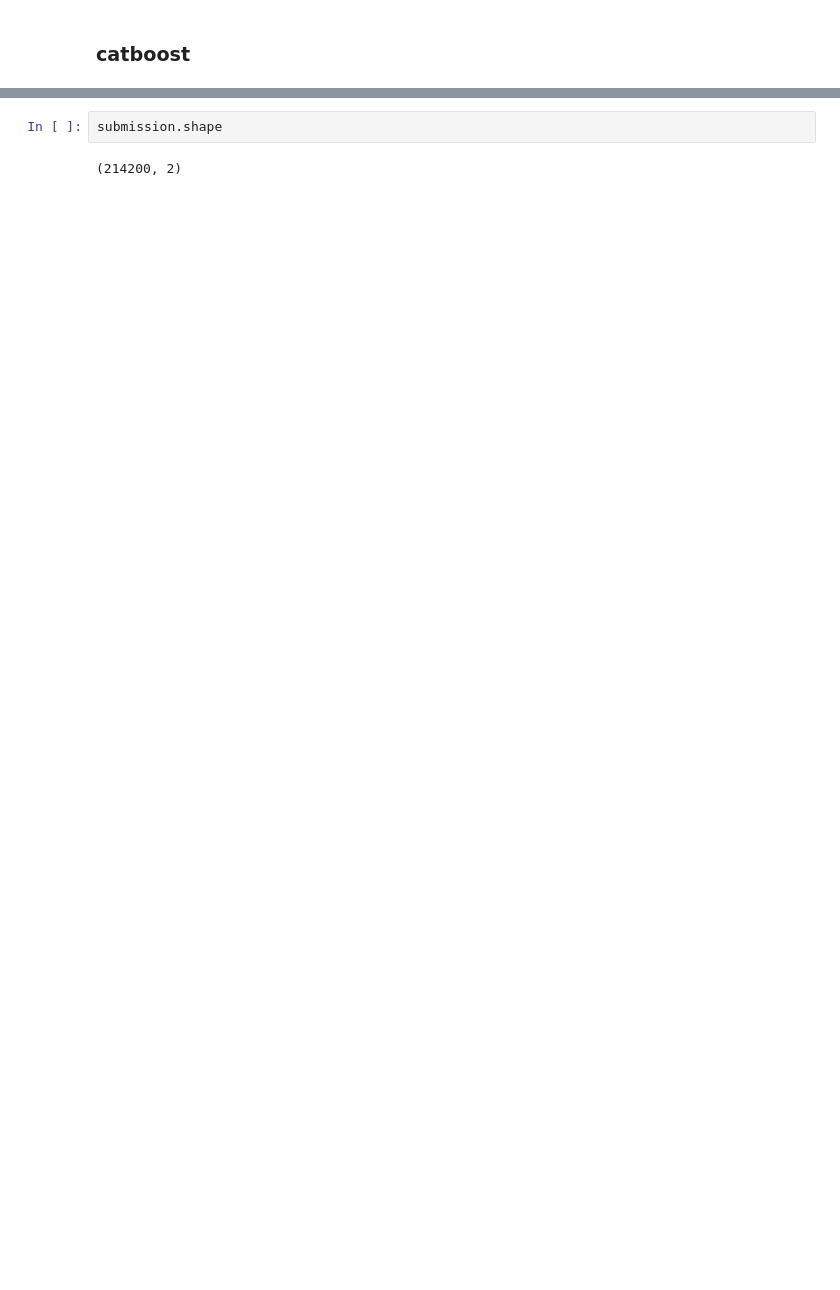
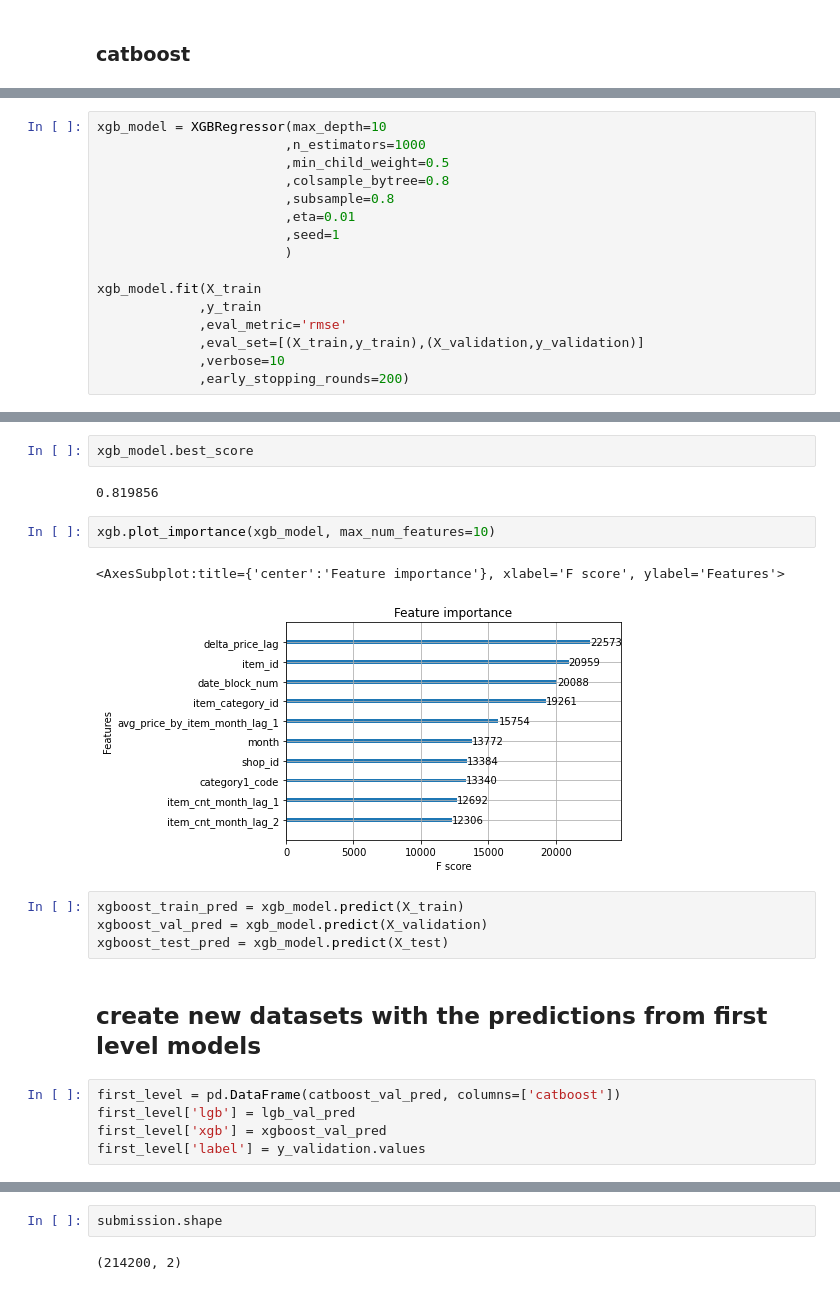
Before and after one commit to anqi-guo/kaggle_predict_future_sales, a Jupyter notebook: Modeling.ipynb, the cells around one changed output, grey strips where cells are left out. Drawn from its saved outputs; the diff is of its cells as text; blank space fills up the shorter version.

```diff
--- a/Modeling.ipynb
+++ b/Modeling.ipynb
@@ -83,0 +166,16 @@ model.get_feature_importance(prettified=True)
+# %%
+xgb_model = XGBRegressor(max_depth=10
+                        ,n_estimators=1000
+                        ,min_child_weight=0.5
+                        ,colsample_bytree=0.8
+                        ,subsample=0.8
+                        ,eta=0.01
+                        ,seed=1
+                        )
+
+xgb_model.fit(X_train
+             ,y_train
+             ,eval_metric='rmse'
+             ,eval_set=[(X_train,y_train),(X_validation,y_validation)]
+             ,verbose=10
+             ,early_stopping_rounds=200)
@@ -83,0 +209,20 @@ model.get_feature_importance(prettified=True)
+# %%
+xgb_model.best_score
+# %% [output]
+0.819856
+# %%
+xgb.plot_importance(xgb_model, max_num_features=10)
+# %% [output]
+<AxesSubplot:title={'center':'Feature importance'}, xlabel='F score', ylabel='Features'>
+[figure, added]
+# %%
+xgboost_train_pred = xgb_model.predict(X_train)
+xgboost_val_pred = xgb_model.predict(X_validation)
+xgboost_test_pred = xgb_model.predict(X_test)
+# %% [markdown]
+## create new datasets with the predictions from first level models
+# %%
+first_level = pd.DataFrame(catboost_val_pred, columns=['catboost'])
+first_level['lgb'] = lgb_val_pred
+first_level['xgb'] = xgboost_val_pred
+first_level['label'] = y_validation.values
```
Also changed, not shown: parts of 23 cells of this notebook.
